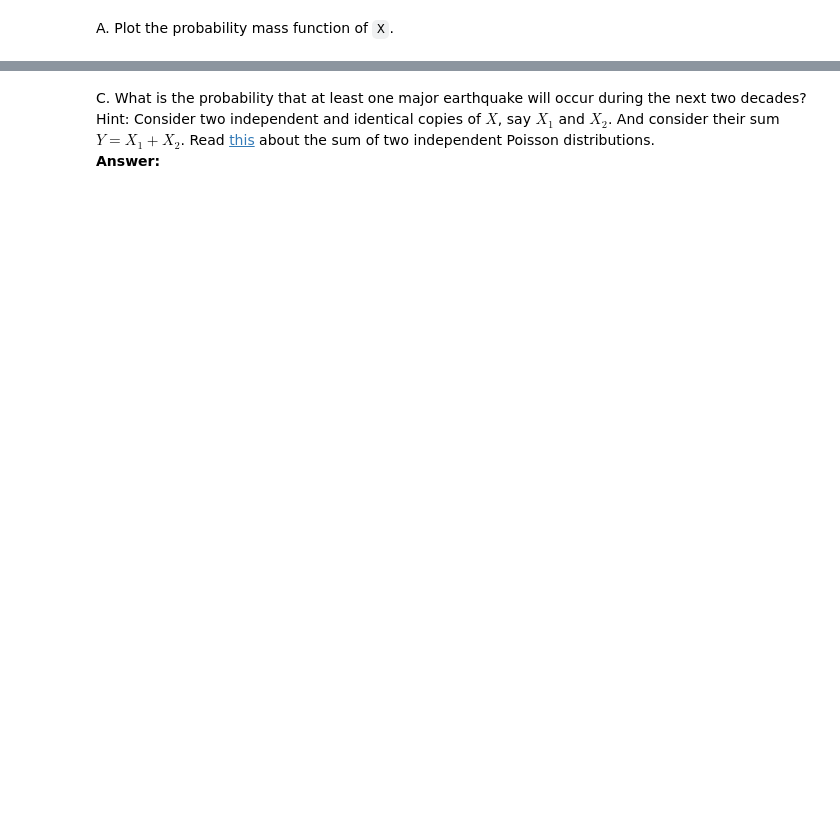
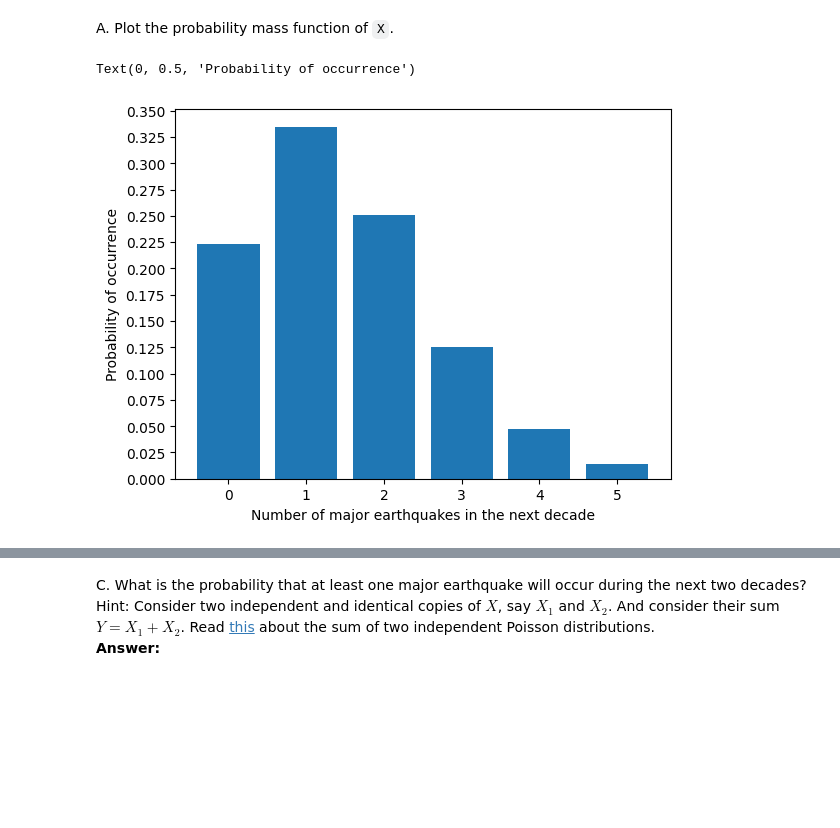
Before and after one commit to mossingj1/CS50-Introduction-to-Computer-Science, a Jupyter notebook: lecturebook/homework/homework-01.ipynb, the cells around one changed output, grey strips where cells are left out. Drawn from its saved outputs; the diff is of its cells as text; code cells hidden in the pictures; blank space fills up the shorter version.

```diff
--- a/lecturebook/homework/homework-01.ipynb
+++ b/lecturebook/homework/homework-01.ipynb
@@ -273,3 +331,19 @@ A. Plot the probability mass function of ``X``.
+# %%
+# Your code here
+from matplotlib.ticker import MultipleLocator
+fig, ax = plt.subplots()
+# ax.bar(x_vals, X.pmf(x_vals))
+ks = range(6)
+ax.bar(ks, X.pmf(ks))
+# Show every 0.1 on the y-axis
+ax.yaxis.set_major_locator(MultipleLocator(0.025))
+
+ax.set_xlabel('Number of major earthquakes in the next decade')
+ax.set_ylabel('Probability of occurrence')
+# sns.despine(trim=True);
+# %% [output]
+Text(0, 0.5, 'Probability of occurrence')
+[figure, added]
 # %% [markdown]
 B. What is the probability that at least one major earthquake will occur during the next decade?<br>
 **Answer:**
```
Also changed, not shown: parts of 15 cells of this notebook.
